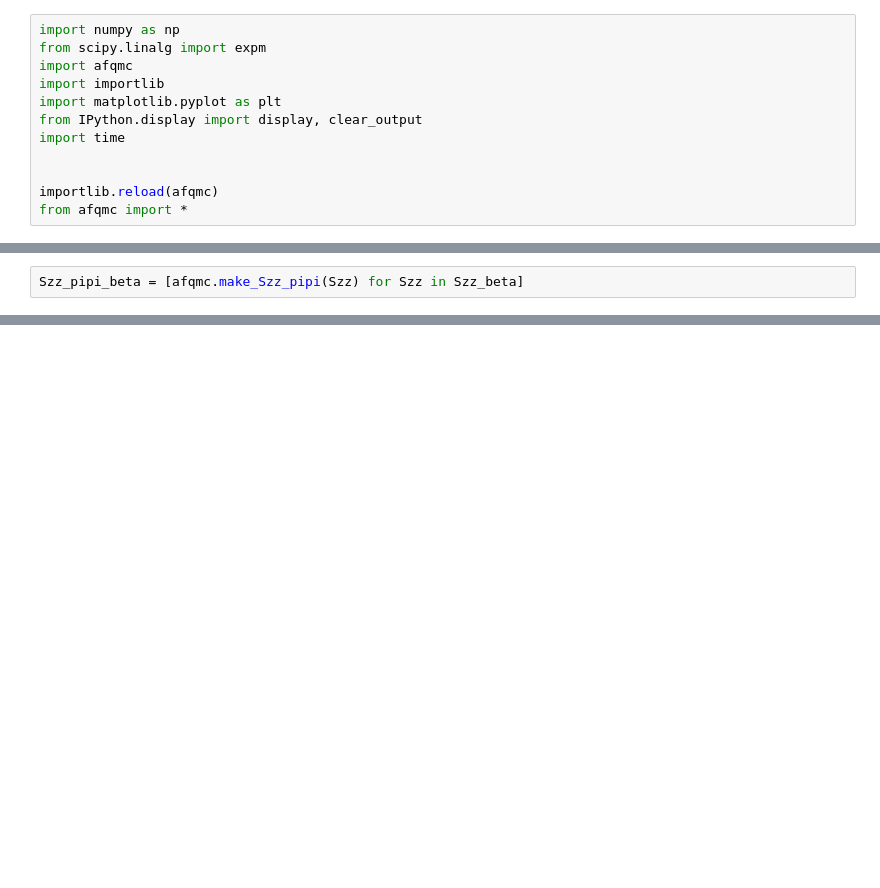
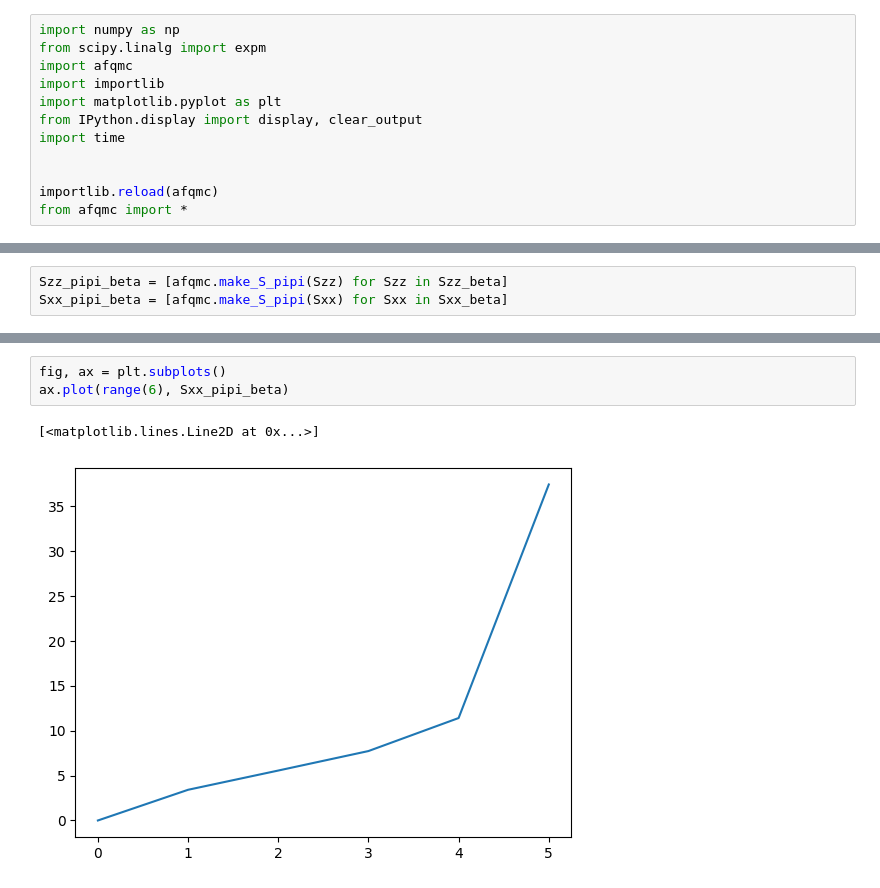
Before and after one commit to yamashun99/auxiliary_field_qmc, a Jupyter notebook: auxiliary_field_qmc.ipynb, the cells around one changed output, grey strips where cells are left out. Cells and saved outputs as stored; diff of their text form; blank space fills up the shorter version.

```diff
--- a/auxiliary_field_qmc.ipynb
+++ b/auxiliary_field_qmc.ipynb
@@ -132,5 +114,6 @@ array([ 1.44766585, -0.74733144,  0.48034886, -0.28672245,  0.25012758,
 # %%
-Szz_pipi_beta = [afqmc.make_Szz_pipi(Szz) for Szz in Szz_beta]
+Szz_pipi_beta = [afqmc.make_S_pipi(Szz) for Szz in Szz_beta]
+Sxx_pipi_beta = [afqmc.make_S_pipi(Sxx) for Sxx in Sxx_beta]
 # %%
 Szz_pipi_beta
 # %% [output]
@@ -148,0 +132,6 @@ ax.plot(range(6), Szz_pipi_beta)
+# %%
+fig, ax = plt.subplots()
+ax.plot(range(6), Sxx_pipi_beta)
+# %% [output]
+[<matplotlib.lines.Line2D at 0x...>]
+[figure, added]
```
Also changed, not shown: parts of 11 cells of this notebook, 17 other files.
